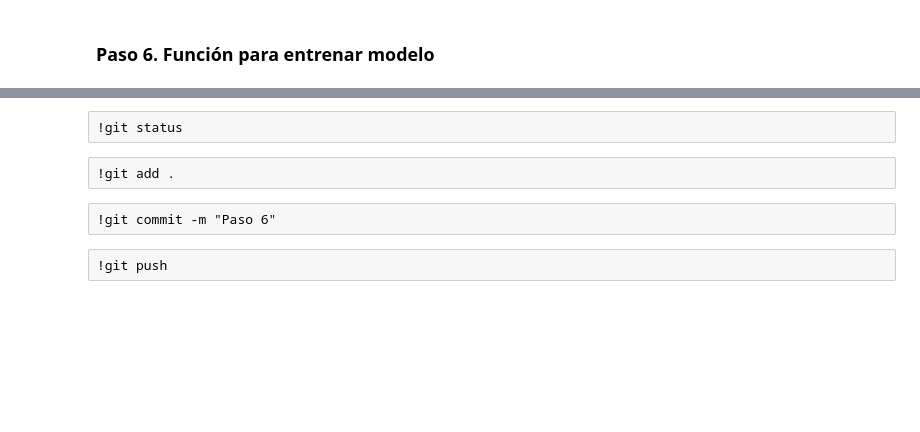
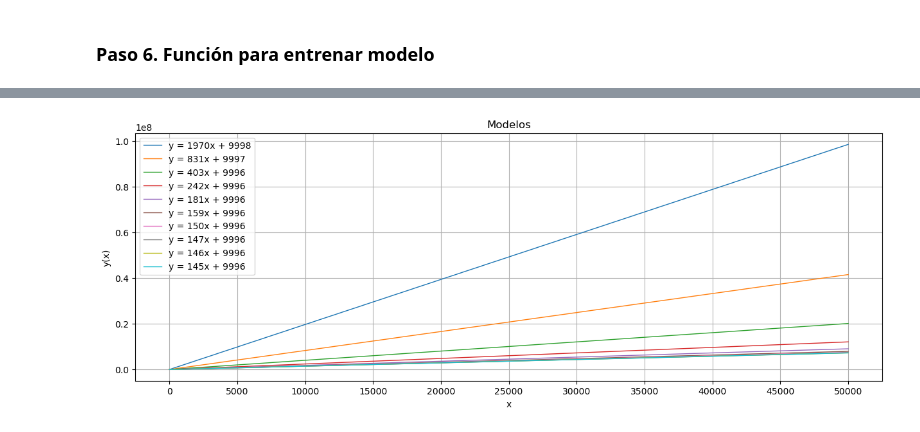
Before and after one commit to jriveramol/Proy_1_linear_regression, a Jupyter notebook: proyecto_24005123.ipynb, the cells around one changed output, grey strips where cells are left out. Saved outputs shown, nothing was run; the diff lists cells and outputs as text; code cells hidden in the pictures; blank space fills up the shorter version.

Commit message:
Paso 6: gráficas

```diff
--- a/proyecto_24005123.ipynb
+++ b/proyecto_24005123.ipynb
@@ -206,10 +221,4 @@ Iteración 10000: Error 2152583204.4521165
 # %%
-2099467740.537363
+plot_model(firstFlrdModel,5000)
+# %% [output]
+[figure, added]
-# %% [raw]
-!git status
-# %% [raw]
-!git add .
-# %% [raw]
-!git commit -m "Paso 6"
-# %% [raw]
-!git push
```
Also changed, not shown: parts of 12 cells of this notebook.
